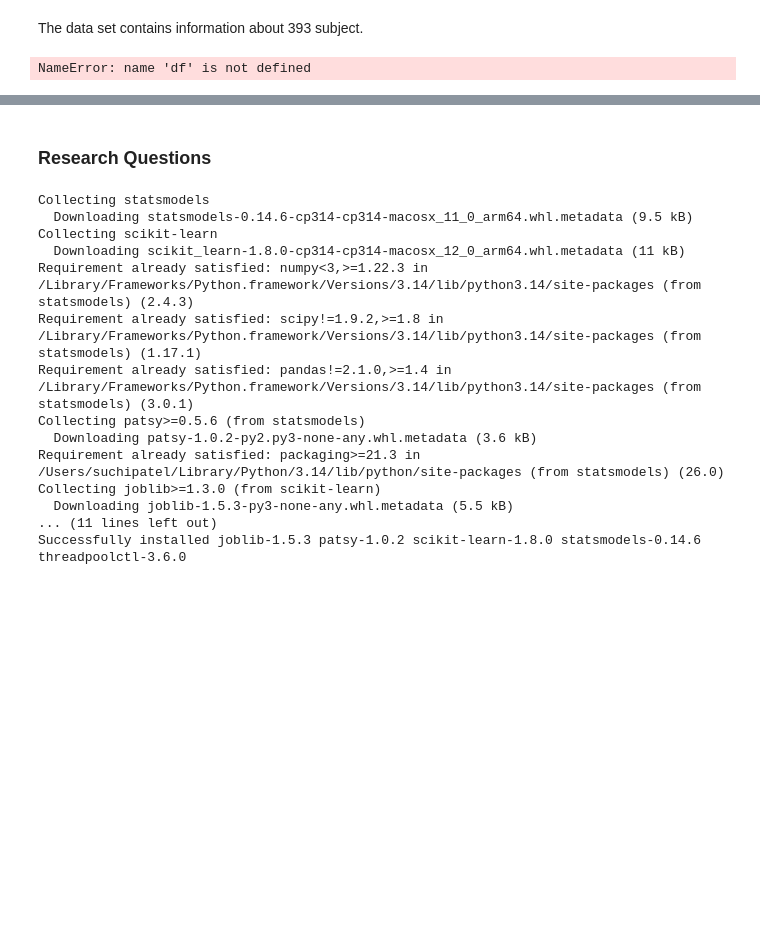
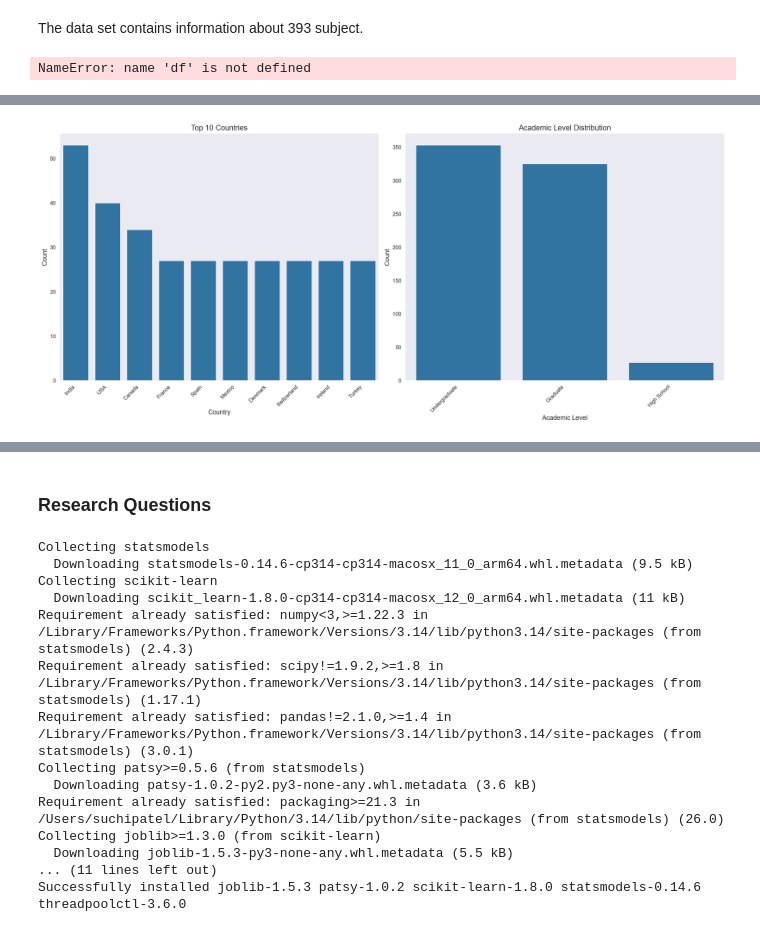
Before and after one commit to suchip-prog/PUBH-1142, a Jupyter notebook: FinalProject.ipynb, the cells around one changed output, grey strips where cells are left out. Saved outputs shown, nothing was run; the diff lists cells and outputs as text; code cells hidden in the pictures; blank space fills up the shorter version.

```diff
--- a/FinalProject.ipynb
+++ b/FinalProject.ipynb
@@ -84,0 +187,26 @@ NameError: name 'df' is not defined
+# %%
+# #### Country and Academic Level Distribution
+plt.figure(figsize=(18, 8))
+
+# Country distribution
+plt.subplot(1, 2, 1)
+country_counts = df['Country'].value_counts().head(10)  # Top 10 countries
+sns.barplot(x=country_counts.index, y=country_counts.values)
+plt.title('Top 10 Countries', fontsize=14)
+plt.xlabel('Country', fontsize=12)
+plt.ylabel('Count', fontsize=12)
+plt.xticks(rotation=45, ha='right')
+
+# Academic level distribution
+plt.subplot(1, 2, 2)
+academic_counts = df['Academic_Level'].value_counts()
+sns.barplot(x=academic_counts.index, y=academic_counts.values)
+plt.title('Academic Level Distribution', fontsize=14)
+plt.xlabel('Academic Level', fontsize=12)
+plt.ylabel('Count', fontsize=12)
+plt.xticks(rotation=45, ha='right')
+
+plt.tight_layout()
+plt.show()
+# %% [output]
+[figure, added]
```
Also changed, not shown: parts of 49 cells of this notebook, 1 other file.
